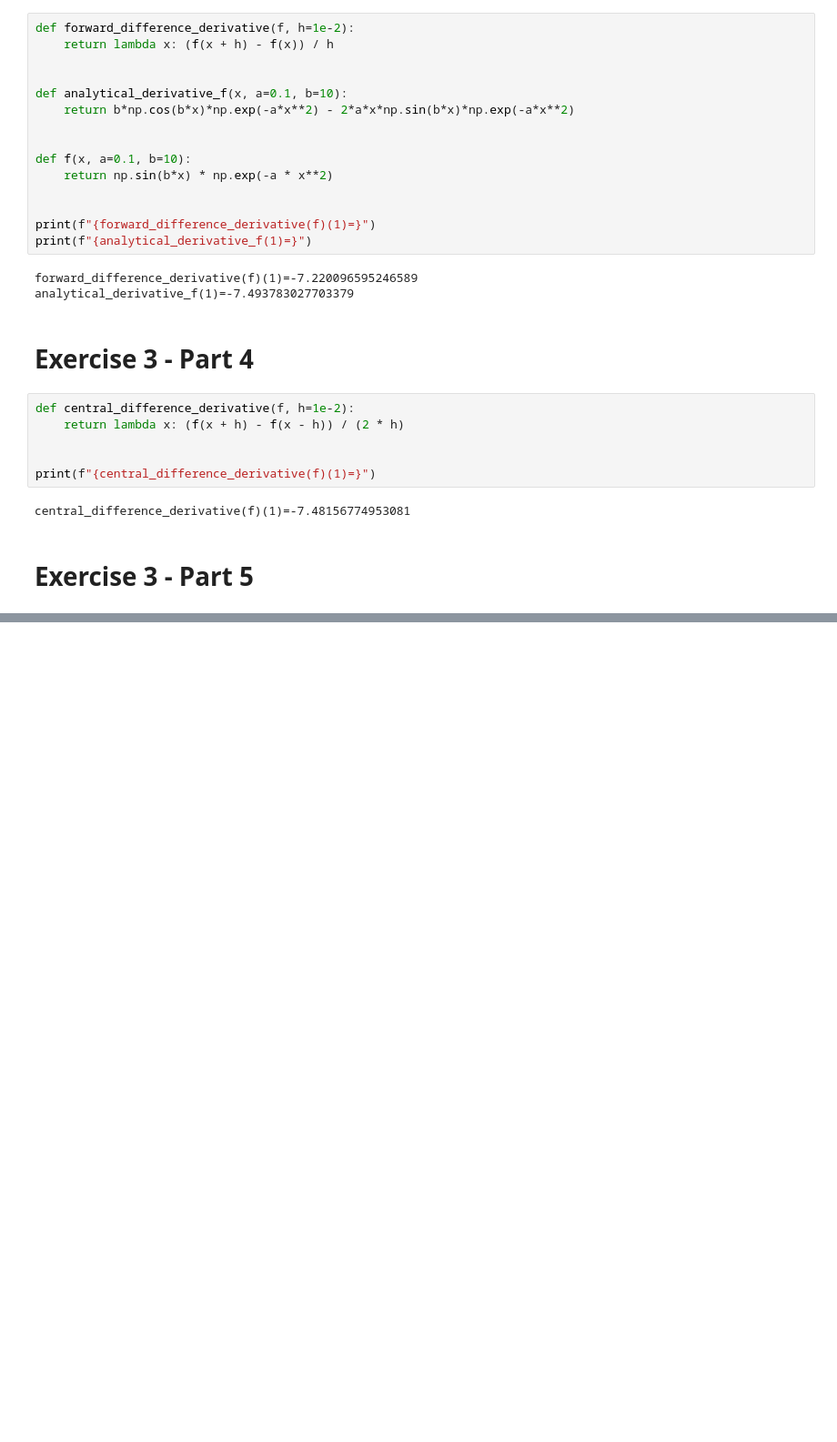
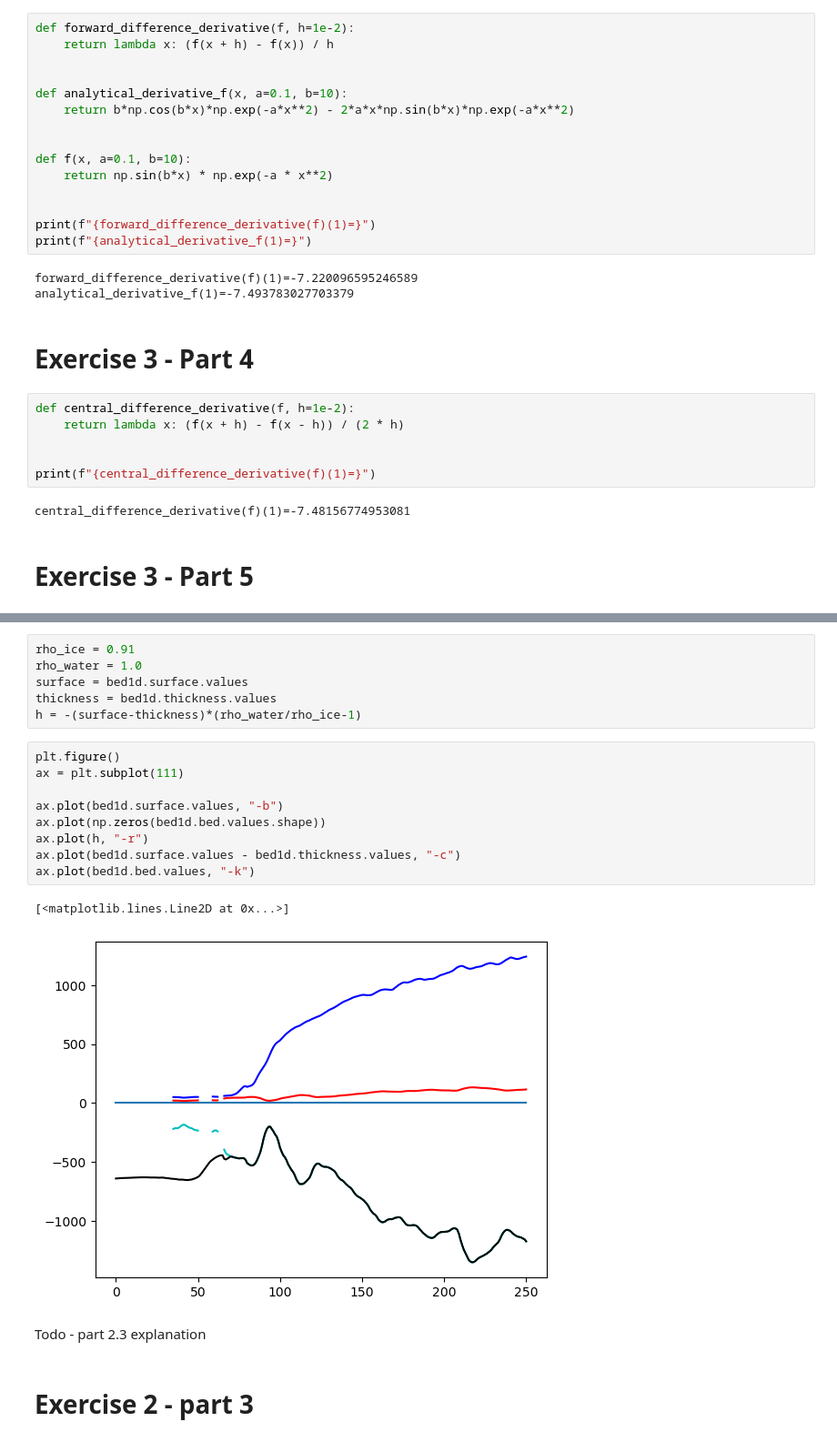
Before and after one commit to Vnormann/MOD510---Project-1, a Jupyter notebook: Project1_group16.ipynb, the cells around one changed output, grey strips where cells are left out. Shown: that part at 91% size. Cells and saved outputs as stored; diff of their text form; blank space fills up the shorter version.

```diff
--- a/Project1_group16.ipynb
+++ b/Project1_group16.ipynb
@@ -143,0 +173,22 @@ ax.legend([error_fd_line, error_cd_line],
+# %%
+rho_ice = 0.91
+rho_water = 1.0
+surface = bed1d.surface.values
+thickness = bed1d.thickness.values
+h = -(surface-thickness)*(rho_water/rho_ice-1)
+# %%
+plt.figure()
+ax = plt.subplot(111)
+
+ax.plot(bed1d.surface.values, "-b")
+ax.plot(np.zeros(bed1d.bed.values.shape))
+ax.plot(h, "-r")
+ax.plot(bed1d.surface.values - bed1d.thickness.values, "-c")
+ax.plot(bed1d.bed.values, "-k")
+# %% [output]
+[<matplotlib.lines.Line2D at 0x...>]
+[figure, added]
+# %% [markdown]
+Todo - part 2.3 explanation
+# %% [markdown]
+# Exercise 2 - part 3
```
Also changed, not shown: parts of 6 cells of this notebook.
